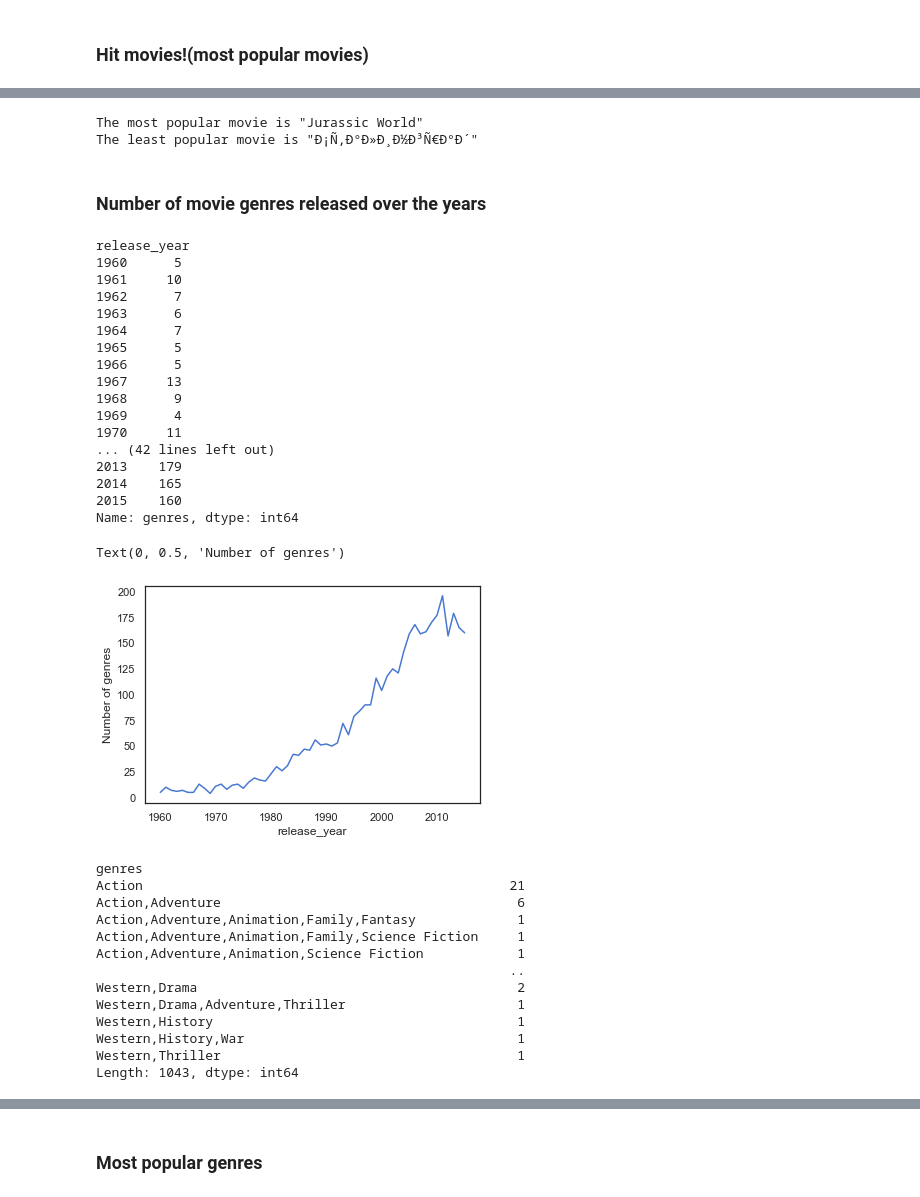
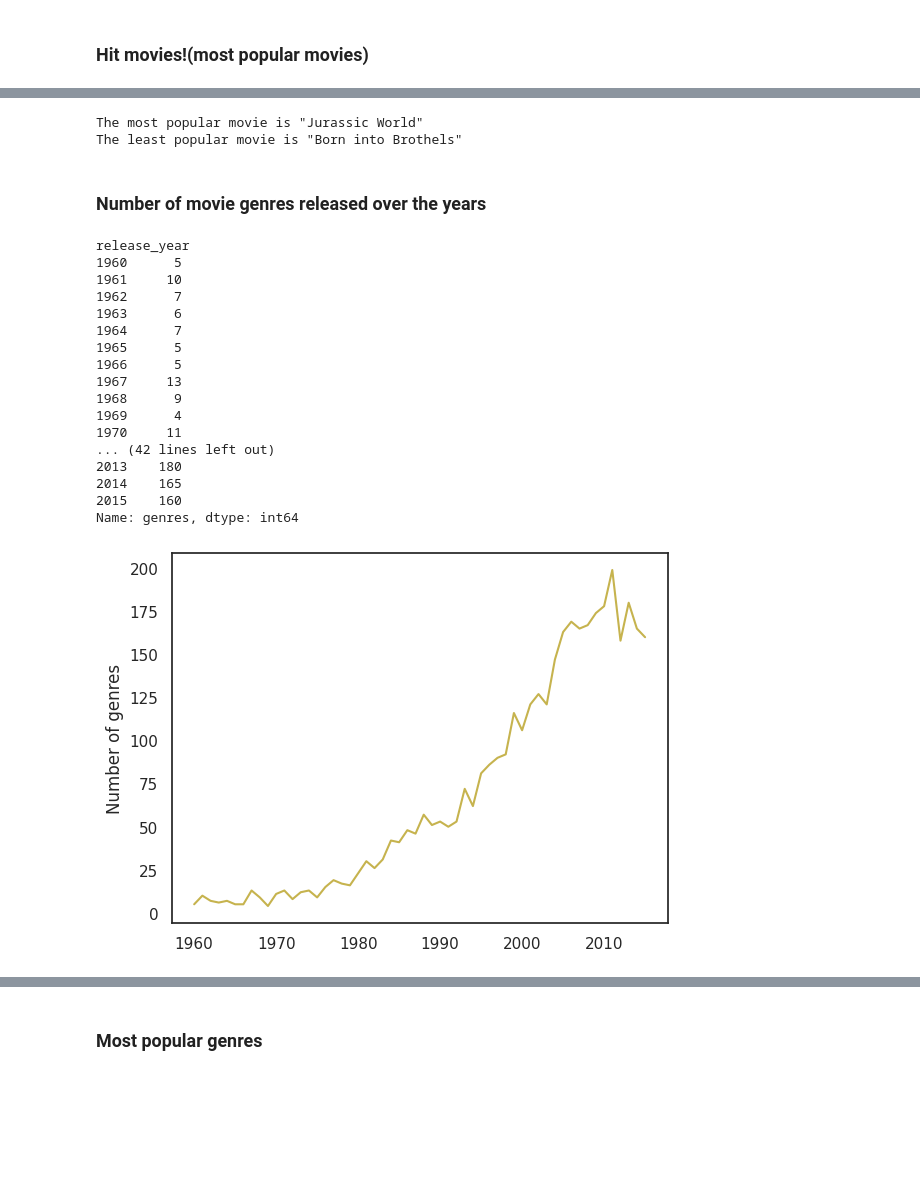
Before and after one commit to Abdulraqib20/TMDb-Movie-Analysis, a Jupyter notebook: tmdb_project.ipynb, the cells around one changed output, grey strips where cells are left out. Drawn from its saved outputs; the diff is of its cells as text; code cells hidden in the pictures; blank space fills up the shorter version.

```diff
--- a/tmdb_project.ipynb
+++ b/tmdb_project.ipynb
@@ -264,3 +284,3 @@ df['production_companies'] = df[df.columns[33:38]].apply(lambda x: ','.join(x.dr
 # %%
 # drop the index labels of the new columns
-df.drop(df.iloc[:, 11:38],inplace=True, axis=1)
+df.drop(df.iloc[:, 12:39],inplace=True, axis=1)
@@ -267,4 +304,3 @@ df.drop(df.iloc[:, 11:38],inplace=True, axis=1)
 # %%
-# save the data to a new file for further analysis
-df.to_csv('tmdb_movies_cleaned.csv', index=False)
-print('Save succesful')
+# copy the data to a new dataframe
+df1 = df.copy()
@@ -342,0 +330,12 @@ clean_df.corr()
+# %%
+# custom colors
+
+my_colors = ["#c6b34e","#95354a", "#57b9a8","#b0ddff", "#426872","#215c97", "#02b6b4","#b05468","#cd9f62","#aaaaaa","#8fce00","#827861"]
+# Create a seaborn palette object
+my_palette = sns.color_palette(my_colors)
+# Use the custom palette with a seaborn function
+sns.set_palette(my_palette)
+from matplotlib.colors import ListedColormap
+colors = ['#ffffcd', '#ffeaa4', '#ffca2a','#c6b34e']
+my_cmap = sns.color_palette(colors)
+cmap = ListedColormap(colors)
@@ -468,0 +563,5 @@ sns.scatterplot(x.values, x.index, palette='turbo_r').set(title='Most profitable
+# %%
+df1['profit'] = df1['revenue'] - df1['budget']
+plt.figure(figsize=(8, 6))
+x = df1.groupby('original_title')['profit'].sum().sort_values(ascending=False).head(20)
+plt.scatter(x.values, x.index);
@@ -487,14 +597,14 @@ Name: popularity, Length: 3760, dtype: float64
 # %%
-print('The most popular movie is "{}"'.format(clean_df.groupby('original_title')['popularity'].mean().sort_values(ascending=False).idxmax()))
-print('The least popular movie is "{}"'.format(clean_df.groupby('original_title')['popularity'].mean().sort_values(ascending=False).idxmin()))
+print('The most popular movie is "{}"'.format(df1.groupby('original_title')['popularity'].mean().sort_values(ascending=False).idxmax()))
+print('The least popular movie is "{}"'.format(df1.groupby('original_title')['popularity'].mean().sort_values(ascending=False).idxmin()))
 # %% [output]
 The most popular movie is "Jurassic World"
-The least popular movie is "Ð¡Ñ‚Ð°Ð»Ð¸Ð½Ð³Ñ€Ð°Ð´"
+The least popular movie is "Born into Brothels"
 # %% [markdown]
 ### Number of movie genres released over the years
 # %%
 # number of genres released over the years
-clean_df.groupby('release_year')['genres'].count()
+df1.groupby('release_year')['genres'].count()
 # %% [output]
 release_year
 1960      5
@@ -509,31 +619,14 @@ release_year
 1969      4
 1970     11
 ... (42 lines left out)
-2013    179
+2013    180
 2014    165
 2015    160
 Name: genres, dtype: int64
 # %%
-x = clean_df.groupby('release_year')['genres'].count()
-sns.lineplot(x.index, x.values)
+x = df1.groupby('release_year')['genres'].count()
+plt.plot(x.index, x.values)
 plt.ylabel('Number of genres')
+plt.show();
 # %% [output]
-Text(0, 0.5, 'Number of genres')
-[figure, old version]
+[figure, new version]
-# %%
-# Count of all genres released over the course of time
-clean_df.groupby('genres').size()
-# %% [output]
-genres
-Action                                               21
-Action,Adventure                                      6
-Action,Adventure,Animation,Family,Fantasy             1
-Action,Adventure,Animation,Family,Science Fiction     1
-Action,Adventure,Animation,Science Fiction            1
-                                                     ..
-Western,Drama                                         2
-Western,Drama,Adventure,Thriller                      1
-Western,History                                       1
-Western,History,War                                   1
-Western,Thriller                                      1
-Length: 1043, dtype: int64
```
Also changed, not shown: parts of 98 cells of this notebook.
